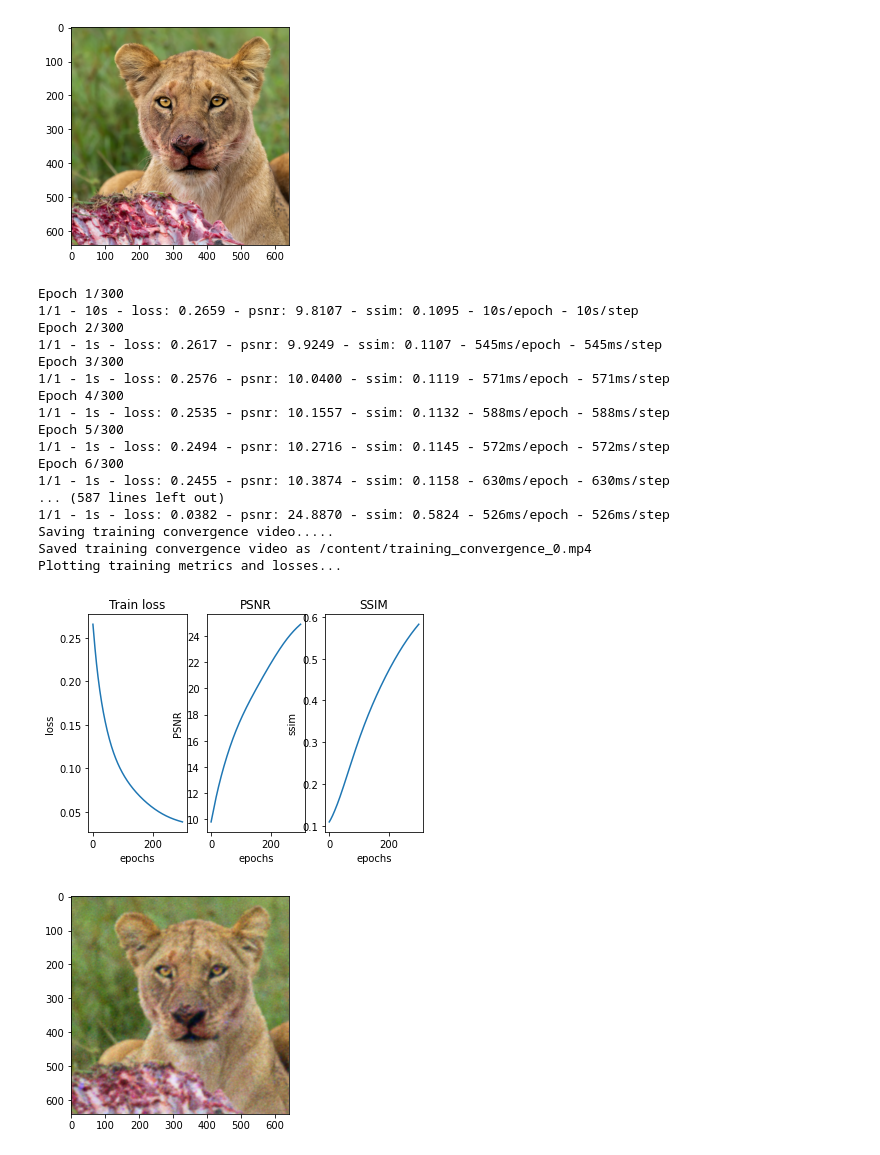
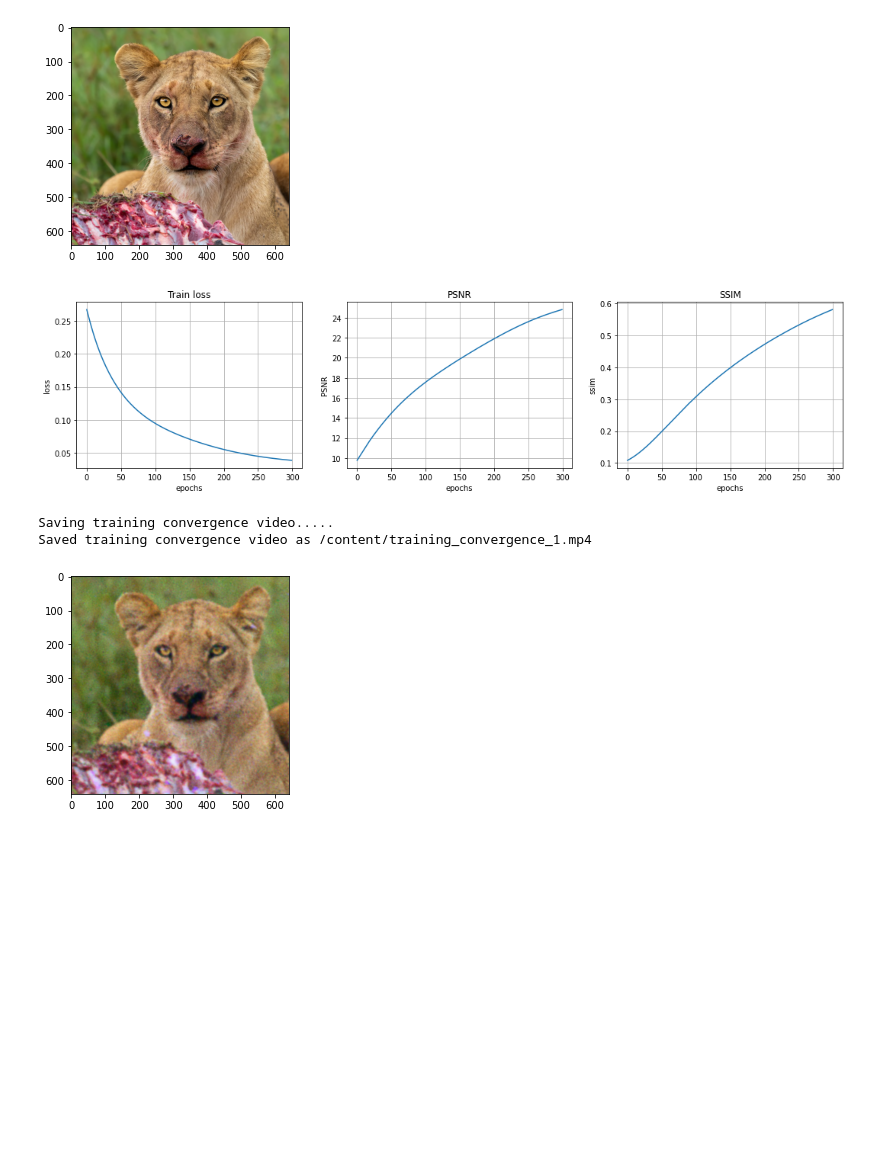
Before and after one commit to shubhamwagh/nerf-toy, a Jupyter notebook: notebook/demo.ipynb, the cells around one changed output. Saved outputs shown, nothing was run; the diff lists cells and outputs as text; code cells hidden in the pictures; blank space fills up the shorter version.

```diff
--- a/notebook/demo.ipynb
+++ b/notebook/demo.ipynb
@@ -50,43 +47,28 @@ plt.show()
 # %%
 net = base_model(input_shape=yx_grid.shape[1:], output_dim=3, num_layers=4, num_channels=256)
 
 loss = 'mae'
 optimizer = tf.keras.optimizers.Adam(learning_rate=1e-4)
 psnr_metric = PSNR(max_value=1.0)
 ssim_metric = SSIM(max_value=1.0)
 
 video_callback = PredictionVideoSaverCallback(yx_grid, target, every=1, video_path='/content')
 plot_callback = PlotLossesAndMetricsCallback()
 
 net.compile(optimizer=optimizer, loss=loss, metrics=[psnr_metric, ssim_metric])
 
-hist = net.fit(x=yx_grid, y=target, epochs=300, verbose=2, callbacks=[video_callback, plot_callback])
+hist = net.fit(x=yx_grid, y=target, epochs=300, verbose=0, callbacks=[video_callback, plot_callback])
 # %% [output]
+[figure, new version]
-Epoch 1/300
-1/1 - 10s - loss: 0.2659 - psnr: 9.8107 - ssim: 0.1095 - 10s/epoch - 10s/step
-Epoch 2/300
-1/1 - 1s - loss: 0.2617 - psnr: 9.9249 - ssim: 0.1107 - 545ms/epoch - 545ms/step
-Epoch 3/300
-1/1 - 1s - loss: 0.2576 - psnr: 10.0400 - ssim: 0.1119 - 571ms/epoch - 571ms/step
-Epoch 4/300
-1/1 - 1s - loss: 0.2535 - psnr: 10.1557 - ssim: 0.1132 - 588ms/epoch - 588ms/step
-Epoch 5/300
-1/1 - 1s - loss: 0.2494 - psnr: 10.2716 - ssim: 0.1145 - 572ms/epoch - 572ms/step
-Epoch 6/300
-1/1 - 1s - loss: 0.2455 - psnr: 10.3874 - ssim: 0.1158 - 630ms/epoch - 630ms/step
-... (587 lines left out)
-1/1 - 1s - loss: 0.0382 - psnr: 24.8870 - ssim: 0.5824 - 526ms/epoch - 526ms/step
 Saving training convergence video.....
-Saved training convergence video as /content/training_convergence_0.mp4
-Plotting training metrics and losses...
+Saved training convergence video as /content/training_convergence_1.mp4
-[figure, old version]
 # %%
 # Inference using trained model
 generated = net(yx_grid, training=False)
 plt.imshow(arr_to_image(generated[0]))
 plt.show()
 # %% [output]
-[figure, old version]
+[figure, new version]
 # %%
 # Display video inline
 file = video_callback.saved_path
```
Also changed, not shown: parts of 3 cells of this notebook.
